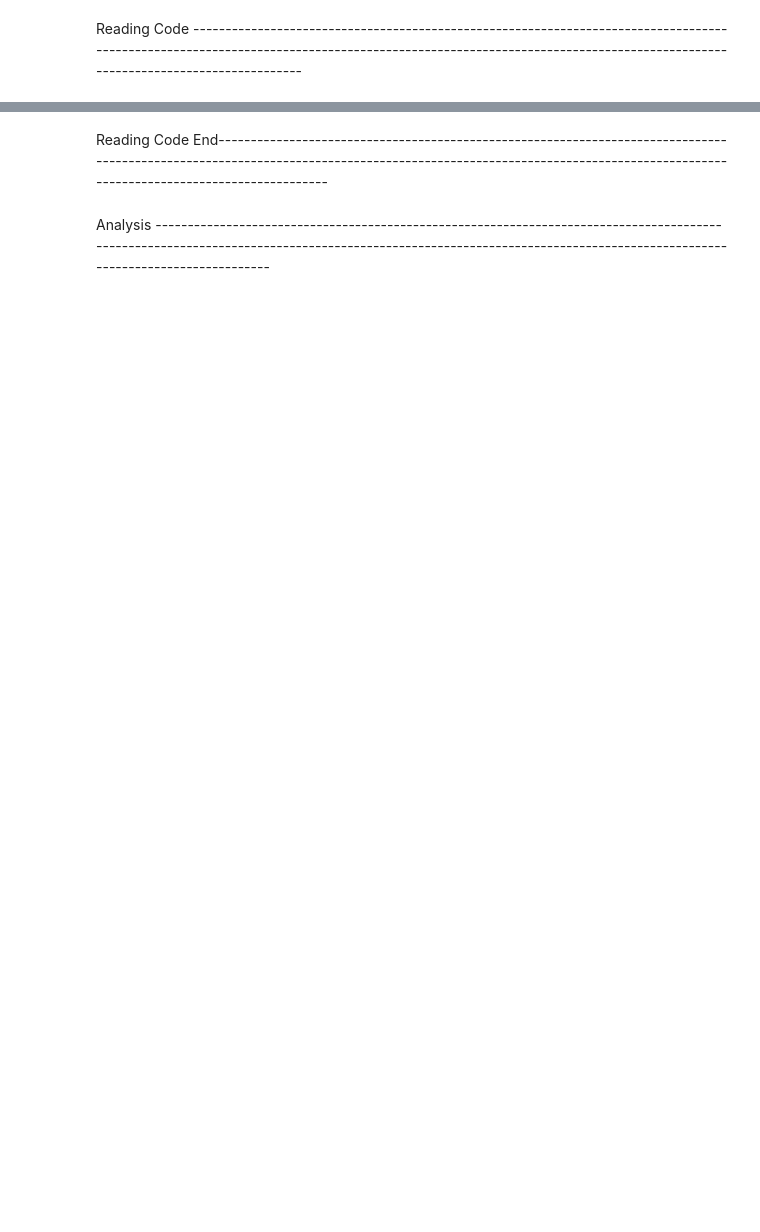
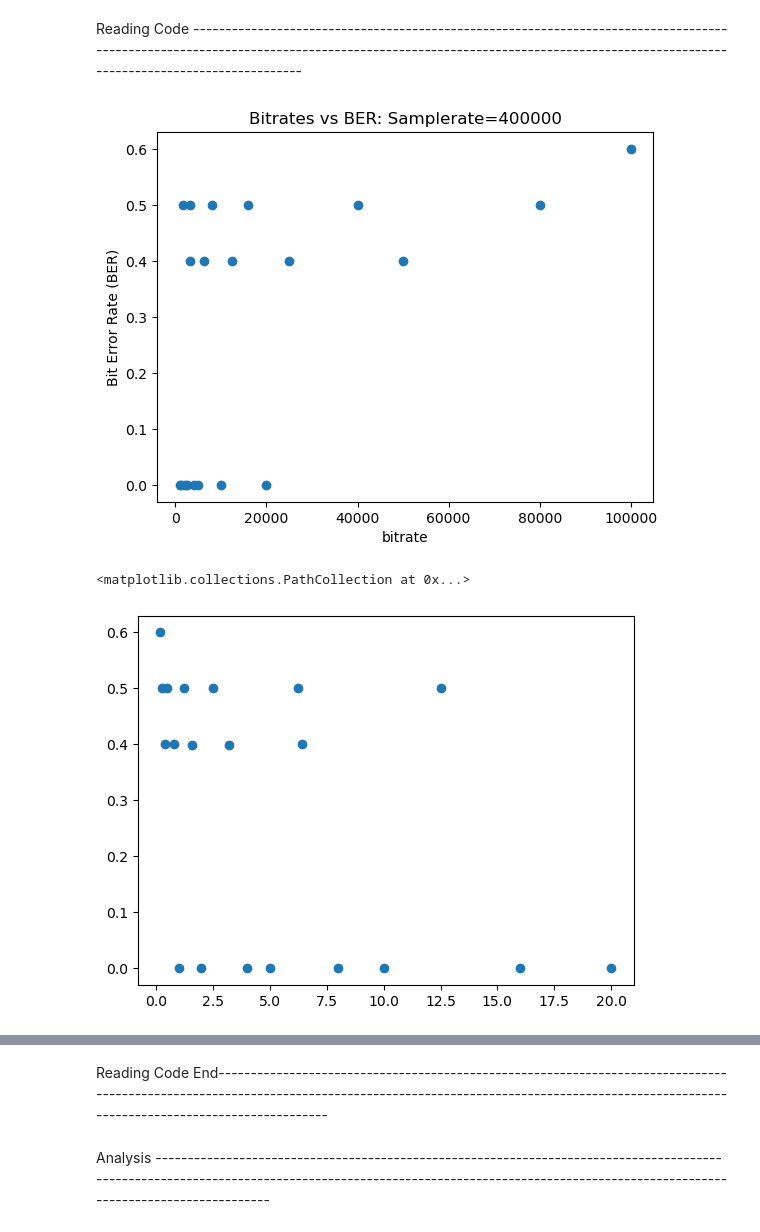
Before and after one commit to TapWhite/PE3, a Jupyter notebook: Code.ipynb, the cells around one changed output, grey strips where cells are left out. Cells and saved outputs as stored; diff of their text form; code cells hidden in the pictures; blank space fills up the shorter version.

```diff
--- a/Code.ipynb
+++ b/Code.ipynb
@@ -35,8 +35,9 @@ def bpsk_modulate(bitstream, bit_rate=1e3, carrier_freq=20e3, sampling_rate=2000
     """
     bitstream = np.array(bitstream)
     T_bit = 1 / bit_rate
+
     samples_per_bit = int(sampling_rate * T_bit)
-
+    samples_per_bit = int(sampling_rate // bit_rate)
     # Time array for the whole signal
     t = np.arange(0, len(bitstream) * T_bit, 1 / sampling_rate)
 
@@ -47,6 +48,27 @@ def bpsk_modulate(bitstream, bit_rate=1e3, carrier_freq=20e3, sampling_rate=2000
     carrier = 10*np.cos(2 * np.pi * carrier_freq * t + phase_shifts)
 
     return t, carrier, phase_shifts
+def bpsk_modulate(bitstream, bit_rate=1e3, carrier_freq=20e3, sampling_rate=200000):
+    import numpy as np
+
+    samples_per_bit = int(sampling_rate // bit_rate)
+    total_samples = samples_per_bit * len(bitstream)
+
+    # Time array matches total number of samples exactly
+    t = np.arange(total_samples) / sampling_rate
+
+    # Phase shifts: 0 for '0', pi for '1'
+    bitstream = np.array(bitstream)
+    phase_shifts = np.pi * bitstream.repeat(samples_per_bit)
+
+    # Now t and phase_shifts MUST have same length
+    assert len(t) == len(phase_shifts), f"Length mismatch: t={len(t)}, phase_shifts={len(phase_shifts)}"
+
+    # Modulate
+    carrier = 10 * np.cos(2 * np.pi * carrier_freq * t + phase_shifts)
+
+    return t, carrier, phase_shifts
+
 def bpsk_demodulate(received_signal, bit_rate=1e3, carrier_freq=20e3, sampling_rate=200000):
     """
     BPSK demodulator using correlation method.
@@ -133,6 +155,7 @@ def calculate_bit_error_rate(original_bits, demodulated_bits):
     errors = sum(o != d for o, d in zip(original_bits[:min_len], demodulated_bits[:min_len]))
     ber = errors / min_len
     print(f"Bit Error Rate (BER): {ber:.2%} ({errors} errors out of {min_len} bits)")
+    return ber
 
 def bitstream_to_string(bitstream):
     """
@@ -178,7 +201,7 @@ daq = MyDAQ()
 daq.name = 'MyDAQ2'
 
 # Set some basic values
-samplerate = 200000
+samplerate = 400000
 daq.samplerate = samplerate
 
 amplitude= 1
@@ -394,3 +424,17 @@ print(decoded)
+# %%
+plt.scatter(bitrates, BERS)
+plt.title(f'Bitrates vs BER: Samplerate={samplerate}')
+plt.xlabel('bitrate')
+plt.ylabel('Bit Error Rate (BER)')
+plt.savefig(f'bitrate_BER_{samplerate}')
+plt.show()
+
+plt.scatter(carrier_freq/np.array(bitrates), BERS)
+$
+# %% [output]
+[figure, added]
+<matplotlib.collections.PathCollection at 0x...>
+[figure, added]
 # %%
 # Create message to send
 bitstream = string_to_bitstream(message)
```
Also changed, not shown: parts of 2 cells of this notebook, 4 other files.
